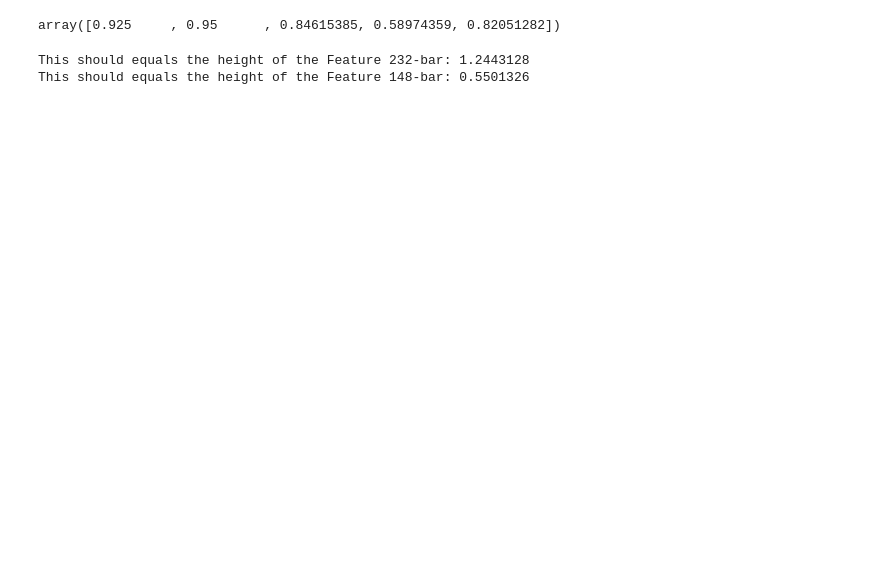
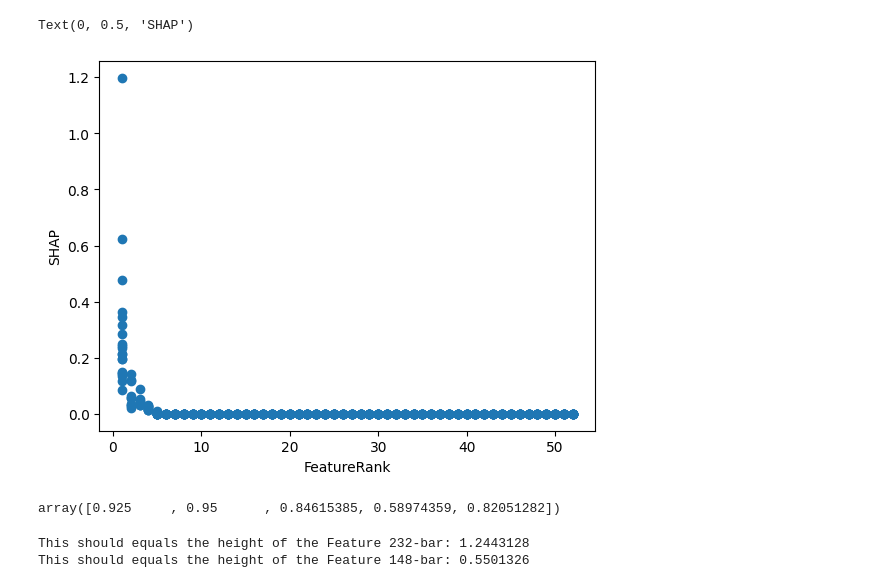
Before and after one commit to InfectionMedicineProteomics/DPKS, a Jupyter notebook: notebooks/classifier.ipynb, the cells around one changed output. Cells and saved outputs as stored; diff of their text form; code cells hidden in the pictures; blank space fills up the shorter version.

```diff
--- a/notebooks/classifier.ipynb
+++ b/notebooks/classifier.ipynb
@@ -55,4 +55,12 @@ df[df['Protein'] == 'P59665']
 1 rows × 200 columns
+# %%
+import matplotlib.pyplot as plt
+plt.scatter(df['FeatureRank'], df['SHAP'])
+plt.xlabel('FeatureRank')
+plt.ylabel('SHAP')
+# %% [output]
+Text(0, 0.5, 'SHAP')
+[figure, added]
 # %%
 from sklearn.preprocessing import LabelEncoder, StandardScaler
 import numpy as np
```
Also changed, not shown: parts of 6 cells of this notebook, 1 other file.
